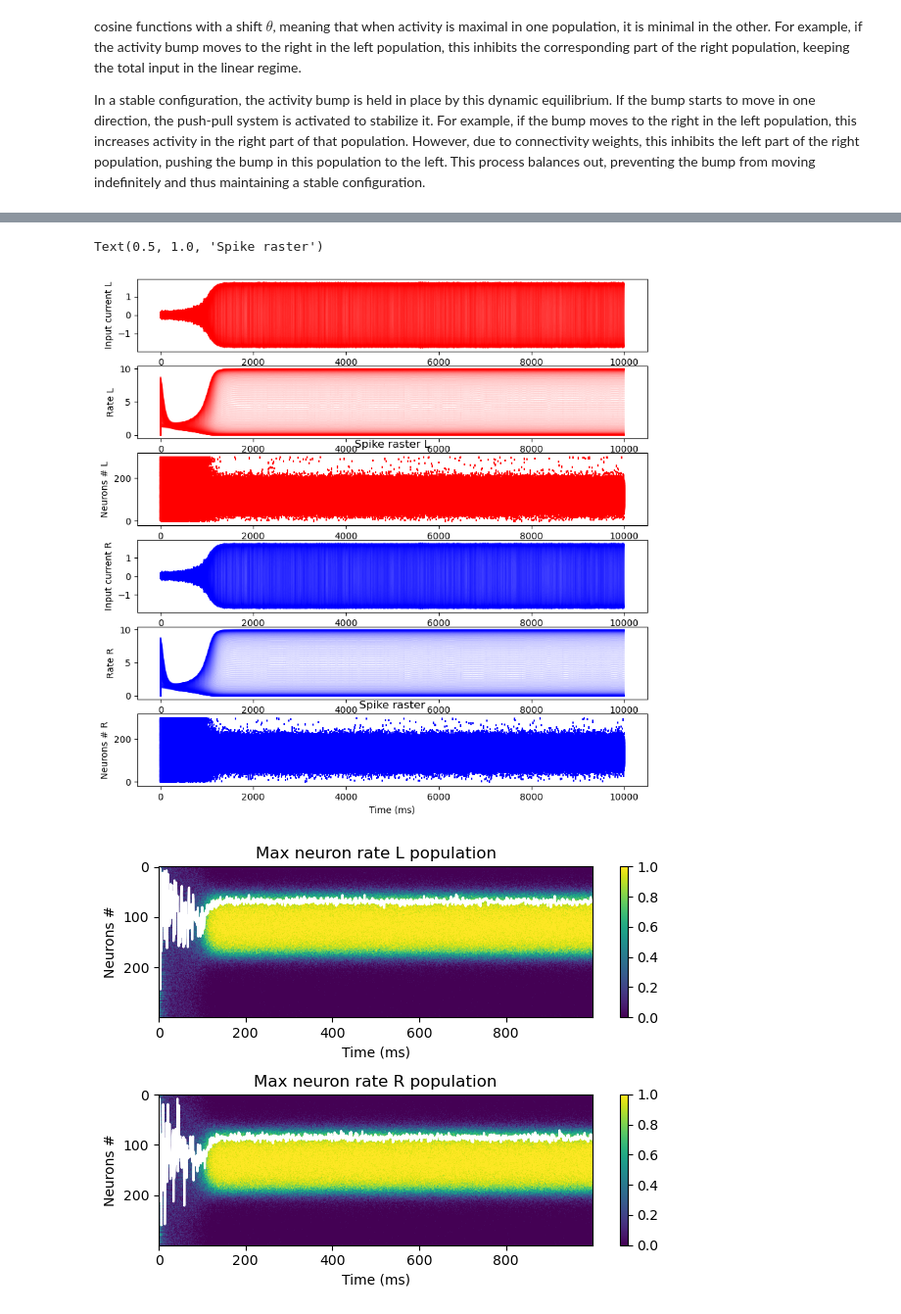
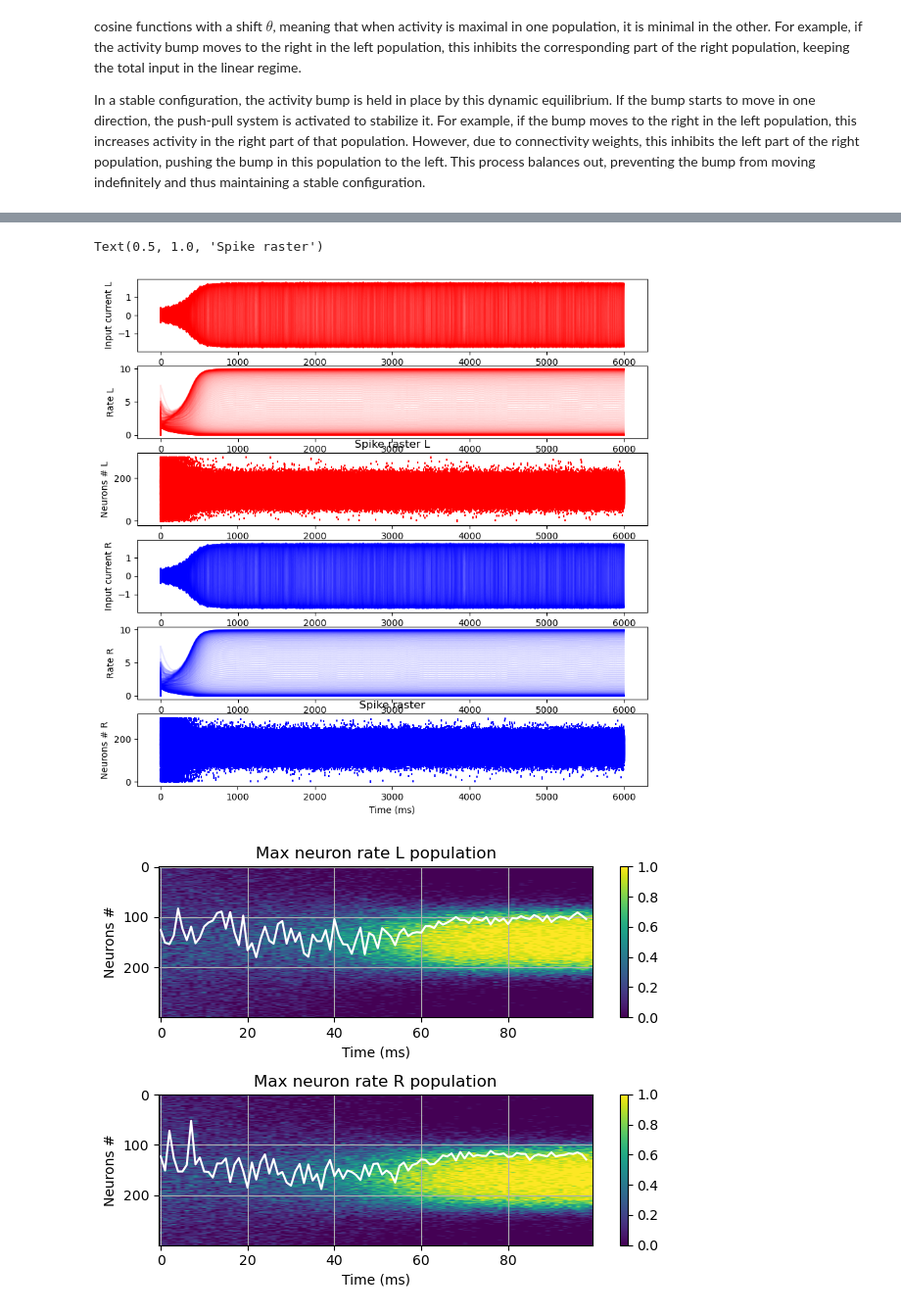
Before and after one commit to nosratullah/path_integration, a Jupyter notebook: attractors.ipynb, the cells around one changed output, grey strips where cells are left out. Shown at 98% size. Cells and saved outputs as stored; diff of their text form; code cells hidden in the pictures.

```diff
--- a/attractors.ipynb
+++ b/attractors.ipynb
@@ -494,6 +497,6 @@ In a stable configuration, the activity bump is held in place by this dynamic eq
 # %%
 # global parameters
-T = 1000 # ms
+T = 600 # ms
 dt = .1 # ms
 N = 300
 tau = 10 # ms
@@ -506,7 +509,7 @@ beta = .5 # mV
 Xl = np.linspace(0, 2 * np.pi, N)
 Xr = np.linspace(0, 2 * np.pi, N)
 theta_l = 10 * np.pi / 180
-theta_r = 20 * np.pi / 180
+theta_r = 10 * np.pi / 180
 Il = np.zeros((N, int(T/dt)))
 Ir = np.zeros((N, int(T/dt)))
 hl = np.random.uniform(0, 1, (N, int(T/dt)))
@@ -521,7 +524,17 @@ m_sin_l = 0
 m_sin_r = 0
 Jl = 3
 Jr = 3
+# initial conditions for h such that the center of the bump remains around pi
+# creating initial values for the neurons such that the centering neuron has the highest rate
+peak_index = 150
+std_dev = 50
+indices = np.arange(N)
+normal_dist = np.exp(-((indices - peak_index) ** 2) / (2 * std_dev ** 2))
+initial_array = normal_dist * np.random.normal(0, .3, N)
+initial_array = np.abs(initial_array)
 
+hl[:, 0] = initial_array
+hr[:, 0] = initial_array
 # simulation of both populations
 for t in range(1, int(T/dt)):
     Il[:, t] = Jl * (np.cos(Xl+theta_l) * m_cos_l + np.sin(Xl+theta_l) * m_sin_l) + Jr * (np.cos(Xl+theta_l) * m_cos_r + np.sin(Xl+theta_l) * m_sin_r)
@@ -574,32 +587,34 @@ plt.ylabel('Neurons # R')
 plt.title('Spike raster')
 # %% [output]
 Text(0.5, 1.0, 'Spike raster')
-[figure, old version]
+[figure, new version]
 # %%
 plt.subplot(211)
 mean_rate_l = calculate_mean_rate(N, T, dt, spikes_l)
 mean_over_time_l = np.mean(mean_rate_l, axis=1)
 plt.imshow(mean_rate_l, aspect='auto')
 plt.colorbar()
 max_neuron_rate_l = []
 for t in range(1, T):
     max_neuron_rate_l.append(np.argmax(mean_rate_l[:, t]))
 plt.plot(max_neuron_rate_l, color='white')
 plt.title('Max neuron rate L population')
 plt.ylabel('Neurons #')
 plt.xlabel('Time (ms)')
+plt.grid()
 plt.subplot(212)
 mean_rate_r = calculate_mean_rate(N, T, dt, spikes_r)
 mean_over_time_r = np.mean(mean_rate_r, axis=1)
 plt.imshow(mean_rate_r, aspect='auto')
 plt.colorbar()
 max_neuron_rate_r = []
 for t in range(1, T):
     max_neuron_rate_r.append(np.argmax(mean_rate_r[:, t]))
 plt.plot(max_neuron_rate_r, color='white')
 plt.title('Max neuron rate R population')
 plt.ylabel('Neurons #')
 plt.xlabel('Time (ms)')
+plt.grid()
 plt.tight_layout()
 # %% [output]
-[figure, old version]
+[figure, new version]
```
Also changed, not shown: parts of 7 cells of this notebook.
